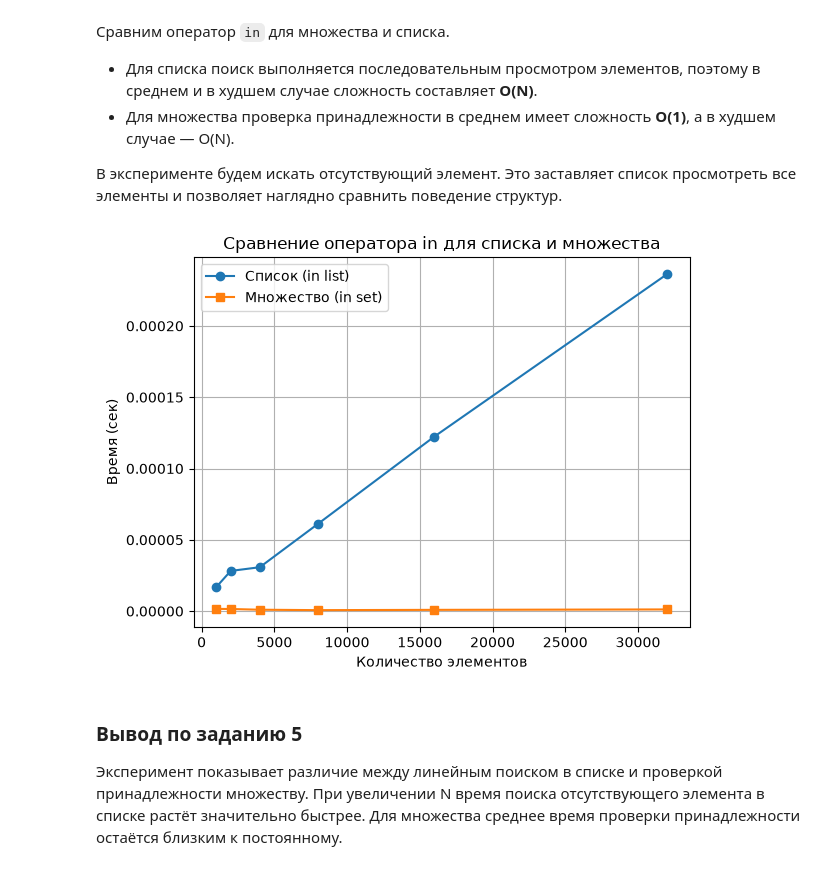
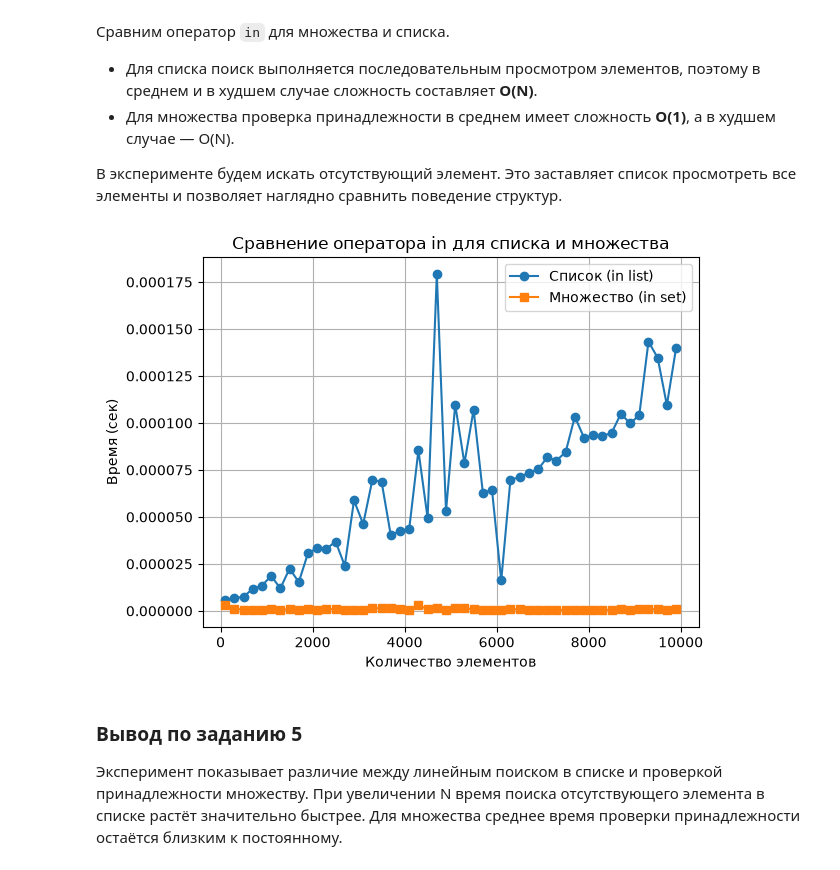
Before and after one commit to cherep121/Data_proc, a Jupyter notebook: main.ipynb, the cells around one changed output. Saved outputs shown, nothing was run; the diff lists cells and outputs as text; code cells hidden in the pictures.

```diff
--- a/main.ipynb
+++ b/main.ipynb
@@ -209,7 +209,7 @@ def delete_from_dict(n):
     del data[n // 2]
 
 
-sizes4 = [100, 500, 1000, 2000, 5000, 10000, 20000, 50000]
+sizes4 = [i for  i in range(100, 10000, 200)]
 list_del_times = []
 dict_del_times = []
 
@@ -219,7 +219,7 @@ for n in sizes4:
 
 plt.figure(figsize=(8, 5))
 plt.plot(sizes4, list_del_times, marker="o", label="del в списке")
-plt.plot(sizes4, dict_del_times, marker="o", label=ф"del в словаре")
+plt.plot(sizes4, dict_del_times, marker="o", label="del в словаре")
 plt.xlabel("Размер структуры N")
 plt.ylabel("Среднее время, с")
 plt.title("Задание 4: производительность оператора del")
@@ -246,36 +246,36 @@ import time
 import random
 import matplotlib.pyplot as plt
 
-sizes = [1000, 2000, 4000, 8000, 16000, 32000]
+sizes = [i for i in range(100, 10000, 200)]
 times_list = []
 times_set = []
 
 for n in sizes:
     data = [random.randint(0, 1_000_000) for _ in range(n)]
-    target = data[-1]Ы
+    target = data[-1]
 
     # Список
     lst = data[:]
     start = time.perf_counter()
     target in lst
     times_list.append(time.perf_counter() - start)
 
     # Множество
     st = set(data)
     start = time.perf_counter()
     target in st
     times_set.append(time.perf_counter() - start)
 
 plt.plot(sizes, times_list, marker='o', label='Список (in list)')
 plt.plot(sizes, times_set, marker='s', label='Множество (in set)')
 plt.xlabel('Количество элементов')
 plt.ylabel('Время (сек)')
 plt.title('Сравнение оператора in для списка и множества')
 plt.legend()
 plt.grid(True)
 plt.show()
 # %% [output]
-[figure, old version]
+[figure, new version]
 # %% [markdown]
 ### Вывод по заданию 5
 
```
Also changed, not shown: parts of 1 cell of this notebook.
